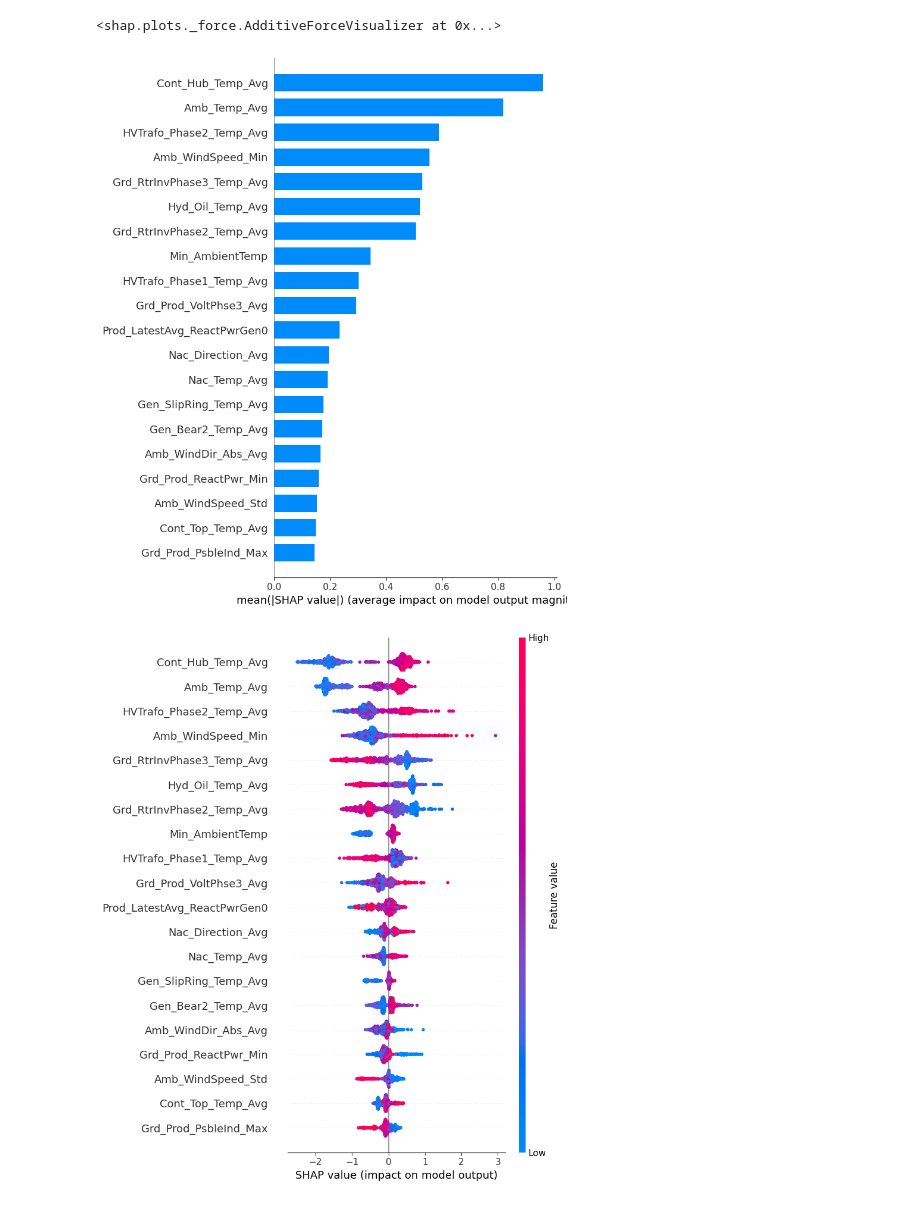
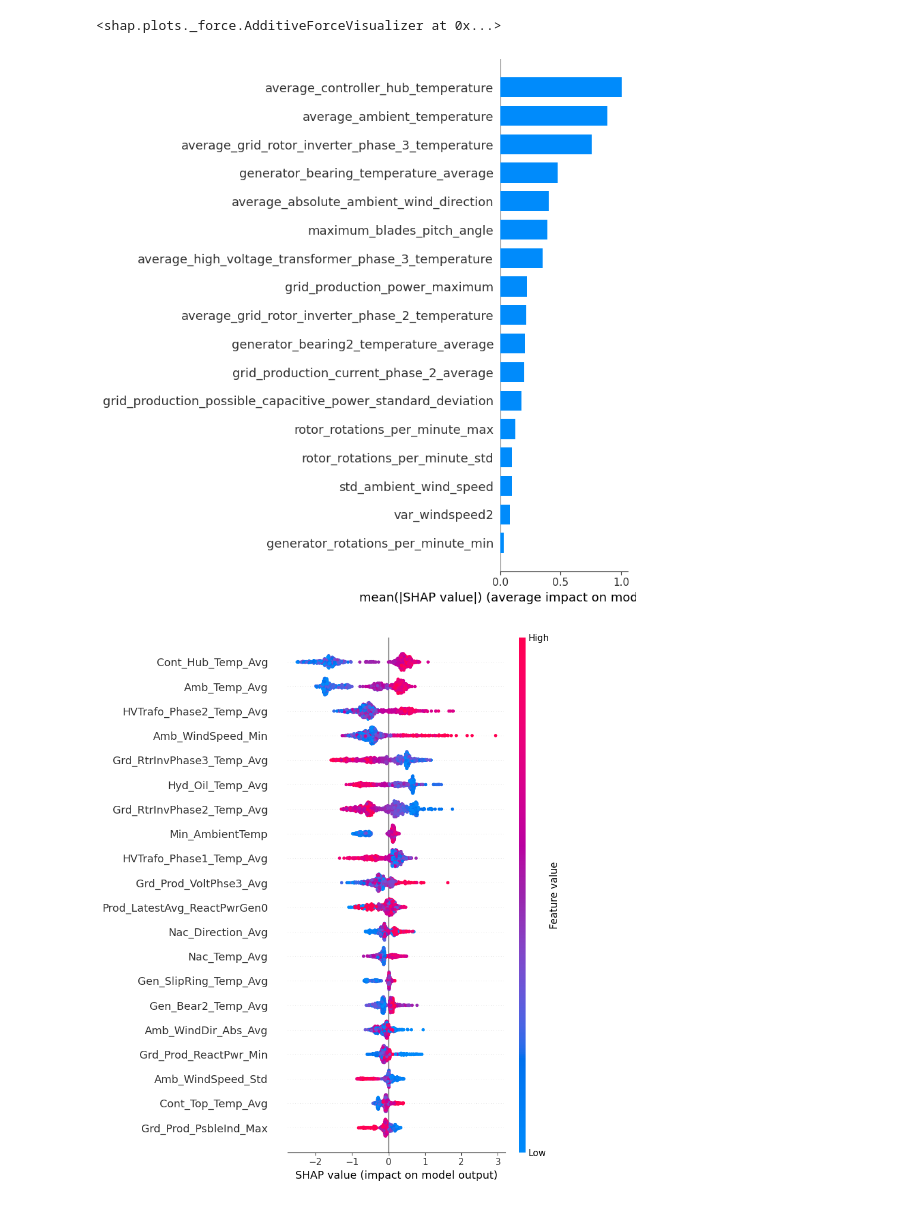
Before and after one commit to Supriya251998/wind_Turbine, a Jupyter notebook: XAI/SHAP.ipynb, the cells around one changed output. Drawn from its saved outputs; the diff is of its cells as text; code cells hidden in the pictures.

```diff
--- a/XAI/SHAP.ipynb
+++ b/XAI/SHAP.ipynb
@@ -66,9 +66,9 @@ shap.force_plot(GENERATOR_BEARING_explainer.expected_value, GENERATOR_BEARING_sh
 [interactive output not drawn]
 <shap.plots._force.AdditiveForceVisualizer at 0x...>
 # %%
-shap.summary_plot(shap_values, GEARBOX_selected_features_test, plot_type="bar")
+shap.summary_plot(GEARBOX_shap_values, GEARBOX_selected_features_test, plot_type="bar")
 # %% [output]
-[figure, old version]
+[figure, new version]
 # %%
 shap.summary_plot(shap_values, GEARBOX_selected_features_test)
 # %% [output]
```
Also changed, not shown: parts of 5 cells of this notebook, 2 other files.
